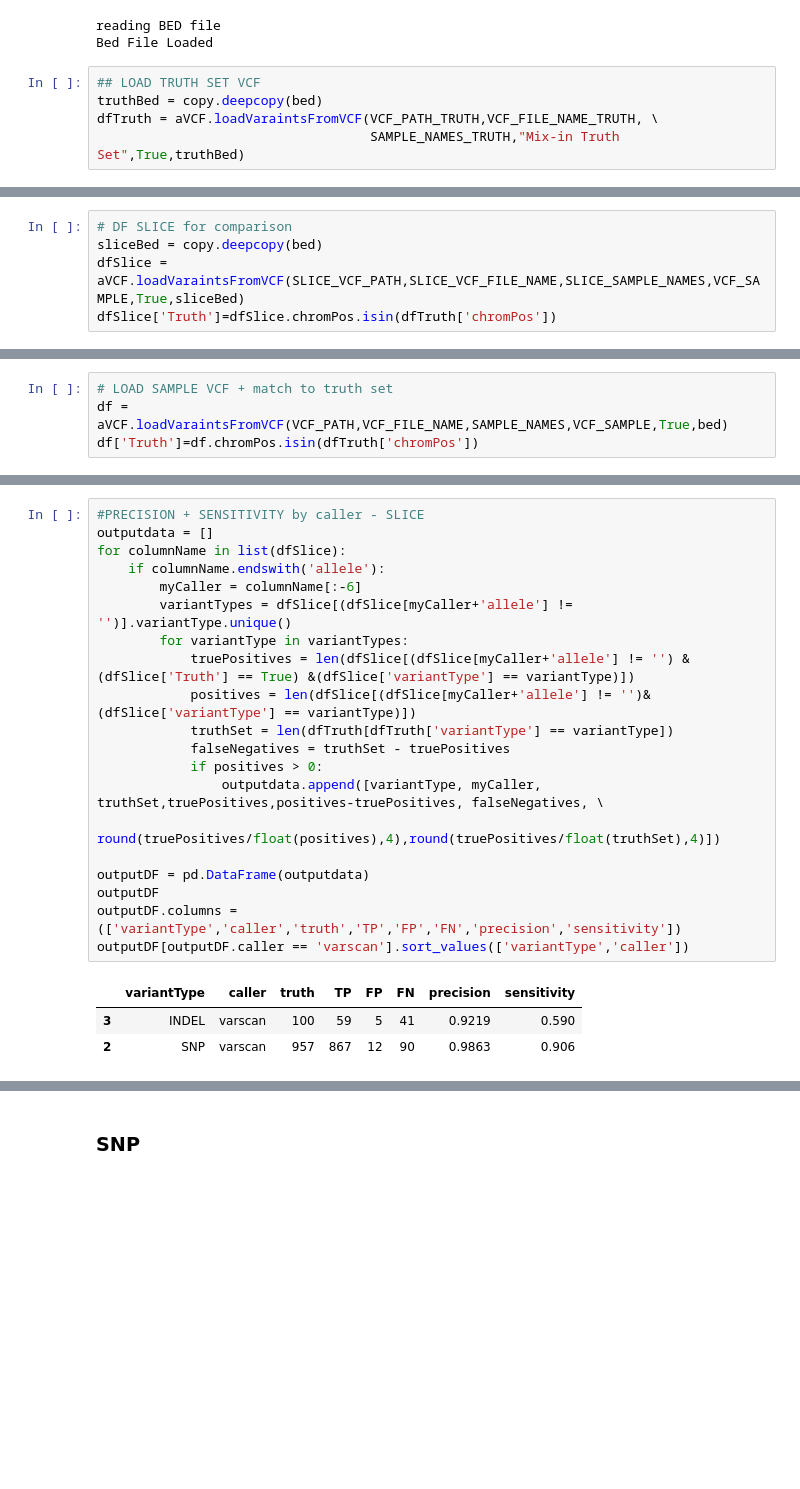
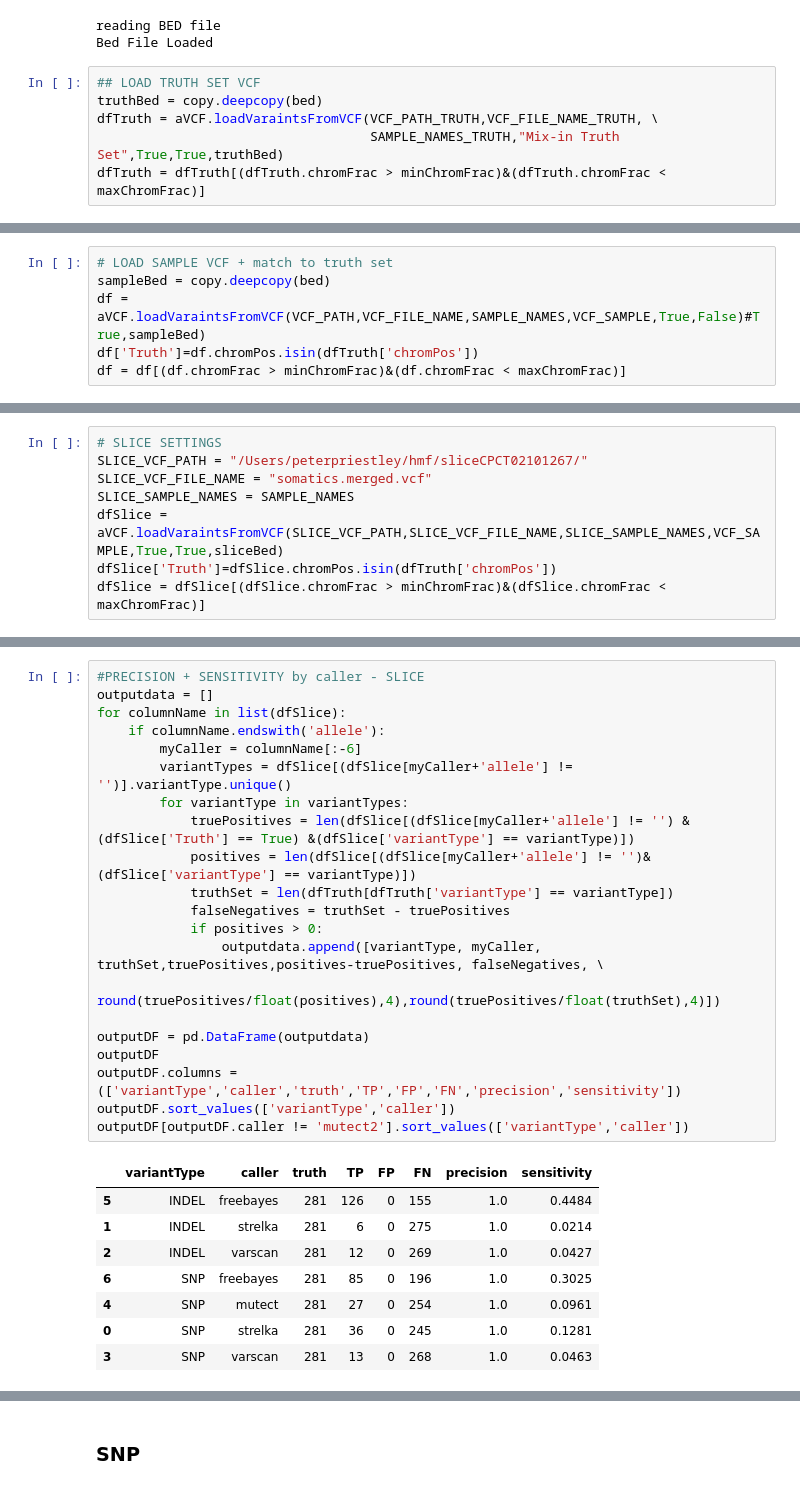
Before and after one commit to hartwigmedical/scripts, a Jupyter notebook: ipython/VCF_BENCHMARK_ANALYSIS.ipynb, the cells around one changed output, grey strips where cells are left out. Drawn from its saved outputs; the diff is of its cells as text; blank space fills up the shorter version.

```diff
--- a/ipython/VCF_BENCHMARK_ANALYSIS.ipynb
+++ b/ipython/VCF_BENCHMARK_ANALYSIS.ipynb
@@ -50,7 +51,8 @@ Bed File Loaded
 ## LOAD TRUTH SET VCF
 truthBed = copy.deepcopy(bed)
 dfTruth = aVCF.loadVaraintsFromVCF(VCF_PATH_TRUTH,VCF_FILE_NAME_TRUTH, \
-                                   SAMPLE_NAMES_TRUTH,"Mix-in Truth Set",True,truthBed)
+                                   SAMPLE_NAMES_TRUTH,"Mix-in Truth Set",True,True,truthBed)
+dfTruth = dfTruth[(dfTruth.chromFrac > minChromFrac)&(dfTruth.chromFrac < maxChromFrac)]
 # %% [output]
 reading vcf file: na12878-na24385-somatic-truth.vcf
 reading VCF File line: 100000
@@ -66,0 +70,6 @@ Number variants loaded: 1005479
+# %%
+# LOAD SAMPLE VCF + match to truth set
+sampleBed = copy.deepcopy(bed)
+df = aVCF.loadVaraintsFromVCF(VCF_PATH,VCF_FILE_NAME,SAMPLE_NAMES,VCF_SAMPLE,True,False)#True,sampleBed)
+df['Truth']=df.chromPos.isin(dfTruth['chromPos'])
+df = df[(df.chromFrac > minChromFrac)&(df.chromFrac < maxChromFrac)]
@@ -67,7 +83,10 @@ Number variants loaded: 1005479
 # %%
-# DF SLICE for comparison
-sliceBed = copy.deepcopy(bed)
-dfSlice = aVCF.loadVaraintsFromVCF(SLICE_VCF_PATH,SLICE_VCF_FILE_NAME,SLICE_SAMPLE_NAMES,VCF_SAMPLE,True,sliceBed)
+# SLICE SETTINGS
+SLICE_VCF_PATH = "/Users/peterpriestley/hmf/sliceCPCT02101267/"
+SLICE_VCF_FILE_NAME = "somatics.merged.vcf"
+SLICE_SAMPLE_NAMES = SAMPLE_NAMES
+dfSlice = aVCF.loadVaraintsFromVCF(SLICE_VCF_PATH,SLICE_VCF_FILE_NAME,SLICE_SAMPLE_NAMES,VCF_SAMPLE,True,True,sliceBed)
 dfSlice['Truth']=dfSlice.chromPos.isin(dfTruth['chromPos'])
+dfSlice = dfSlice[(dfSlice.chromFrac > minChromFrac)&(dfSlice.chromFrac < maxChromFrac)]
 # %% [output]
 reading vcf file: somatics.merged.vcf
@@ -75,4 +93,0 @@ Number variants loaded: 1090
-# %%
-# LOAD SAMPLE VCF + match to truth set
-df = aVCF.loadVaraintsFromVCF(VCF_PATH,VCF_FILE_NAME,SAMPLE_NAMES,VCF_SAMPLE,True,bed)
-df['Truth']=df.chromPos.isin(dfTruth['chromPos'])
@@ -141,24 +127,30 @@ Number variants loaded: 1103
 # %%
 #PRECISION + SENSITIVITY by caller - SLICE
 outputdata = []
 for columnName in list(dfSlice):
     if columnName.endswith('allele'):
         myCaller = columnName[:-6]
         variantTypes = dfSlice[(dfSlice[myCaller+'allele'] != '')].variantType.unique()
         for variantType in variantTypes:
             truePositives = len(dfSlice[(dfSlice[myCaller+'allele'] != '') & (dfSlice['Truth'] == True) &(dfSlice['variantType'] == variantType)])
             positives = len(dfSlice[(dfSlice[myCaller+'allele'] != '')&(dfSlice['variantType'] == variantType)])
             truthSet = len(dfTruth[dfTruth['variantType'] == variantType])
             falseNegatives = truthSet - truePositives
             if positives > 0:
                 outputdata.append([variantType, myCaller, truthSet,truePositives,positives-truePositives, falseNegatives, \
                                    round(truePositives/float(positives),4),round(truePositives/float(truthSet),4)])
 
 outputDF = pd.DataFrame(outputdata)
 outputDF
 outputDF.columns = (['variantType','caller','truth','TP','FP','FN','precision','sensitivity'])
-outputDF[outputDF.caller == 'varscan'].sort_values(['variantType','caller'])
+outputDF.sort_values(['variantType','caller'])
+outputDF[outputDF.caller != 'mutect2'].sort_values(['variantType','caller'])
 # %% [output]
 |  | variantType | caller | truth | TP | FP | FN | precision | sensitivity |
-| 3 | INDEL | varscan | 100 | 59 | 5 | 41 | 0.9219 | 0.590 |
-| 2 | SNP | varscan | 957 | 867 | 12 | 90 | 0.9863 | 0.906 |
+| 5 | INDEL | freebayes | 281 | 126 | 0 | 155 | 1.0 | 0.4484 |
+| 1 | INDEL | strelka | 281 | 6 | 0 | 275 | 1.0 | 0.0214 |
+| 2 | INDEL | varscan | 281 | 12 | 0 | 269 | 1.0 | 0.0427 |
+| 6 | SNP | freebayes | 281 | 85 | 0 | 196 | 1.0 | 0.3025 |
+| 4 | SNP | mutect | 281 | 27 | 0 | 254 | 1.0 | 0.0961 |
+| 0 | SNP | strelka | 281 | 36 | 0 | 245 | 1.0 | 0.1281 |
+| 3 | SNP | varscan | 281 | 13 | 0 | 268 | 1.0 | 0.0463 |
```
Also changed, not shown: parts of 34 cells of this notebook, 4 other files.
